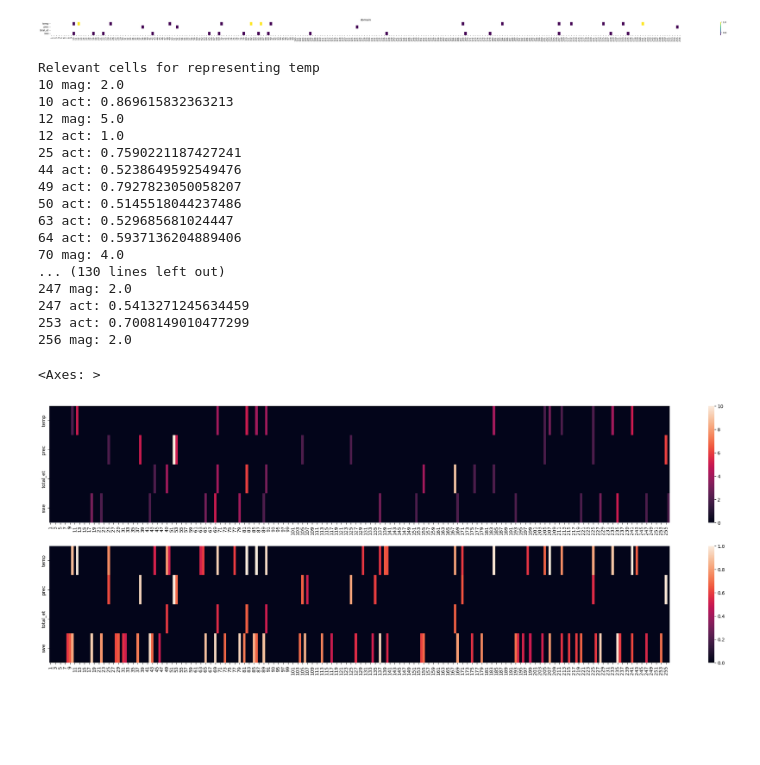
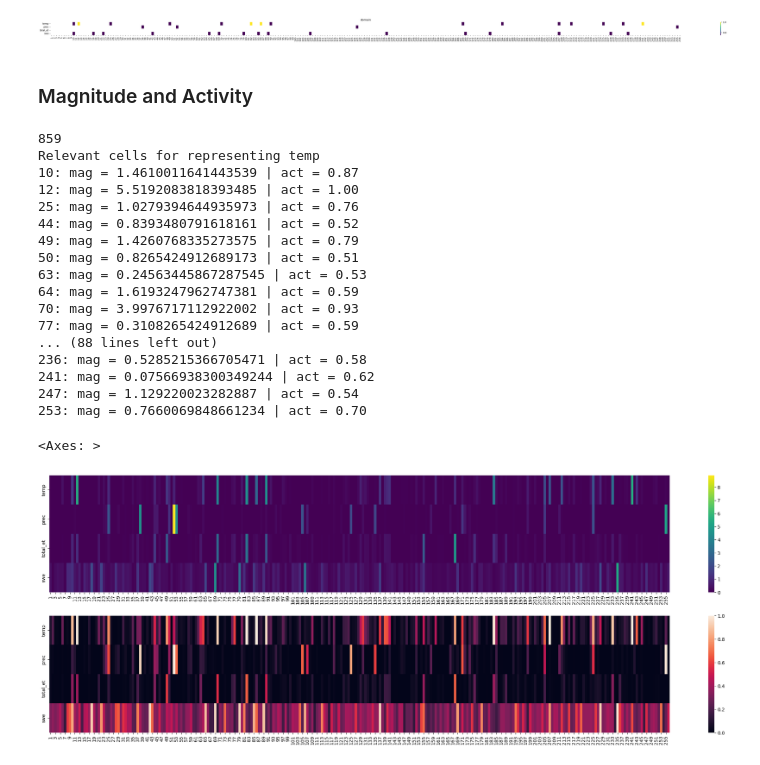
Before and after one commit to tripleUU-U/lamah-ce_lstm, a Jupyter notebook: analysis/probing/probing.ipynb, the cells around one changed output. Drawn from its saved outputs; the diff is of its cells as text; code cells hidden in the pictures; blank space fills up the shorter version.

Commit message:
fixed calculation for mag and act, so that floor division with weight sd is done element wise for every basin weigth of a state, and averaged afterwards, also added scatter plots of the two

```diff
--- a/analysis/probing/probing.ipynb
+++ b/analysis/probing/probing.ipynb
@@ -298,3 +298,5 @@ for strata in list(strata_labels.values()) + ["domain"]:
 [figure]
 [figure]
 [figure]
+# %% [markdown]
+### Magnitude and Activity
@@ -310,8 +314,12 @@ for probe_results, name in zip([temp_basin_probe_results, prec_basin_probe_resul
 	w_stack = np.vstack(weights)
 	weights_df = pd.DataFrame(w_stack, index=strata_ids.index)
 
-	# get std of average weight vector
-	sd = weights_df.mean(axis=0).std()
+	# strata filter
+	#weights_df = weights_df.loc[strata_ids[strata_ids["0"] == strata].index, :]
+	print(len(weights_df))
+
+	# get std of
+	sd = weights_df.std(axis=1)
 
 	print(f"Relevant cells for representing {name}")
 
@@ -323,52 +331,44 @@ for probe_results, name in zip([temp_basin_probe_results, prec_basin_probe_resul
 		cell_state_col = weights_df.loc[:,cell_state]
 
 		# mean weight over all basins
-		mean_cs_value = abs(cell_state_col.mean())
-		magnitude = mean_cs_value // sd
+		basin_wise_magnitude = abs(cell_state_col // sd)
+		magnitude = basin_wise_magnitude.mean()
+		m_list.append(magnitude)
 
 		# determine percentage of basins where the cell is active
 		activity = (cell_state_col !=0).sum() / len(cell_state_col)
+		a_list.append(activity)
 
-		if mean_cs_value // sd >=2:
+		p_flag = False
 
-			# importance score is the floor quotient of mean weight value and std of that cell state vector, multiplied with fraction of times the weight was above zero
-			print(cell_state+1, f"mag: {mean_cs_value//sd} ")
-
-			m_list.append(magnitude)
-		else:
-			m_list.append(0)
-
-		if activity > 0.5:
-			print(cell_state+1, f"act: {activity} ")
-			a_list.append(activity)
-		else:
-			a_list.append(0)
+		if magnitude >= 2 or activity >= 0.5:
+			print(f"{cell_state+1}: mag = {magnitude} | act = {activity:.2f}")
 
 	var_domain_magnitude_df.loc[name, :] = m_list
 	var_domain_activity_df.loc[name, :] = a_list
 # %% [output]
+859
 Relevant cells for representing temp
-10 mag: 2.0
-10 act: 0.869615832363213
-12 mag: 5.0
-12 act: 1.0
-25 act: 0.7590221187427241
-44 act: 0.5238649592549476
-49 act: 0.7927823050058207
-50 act: 0.5145518044237486
-63 act: 0.529685681024447
-64 act: 0.5937136204889406
-70 mag: 4.0
-... (130 lines left out)
-247 mag: 2.0
-247 act: 0.5413271245634459
-253 act: 0.7008149010477299
-256 mag: 2.0
+10: mag = 1.4610011641443539 | act = 0.87
+12: mag = 5.5192083818393485 | act = 1.00
+25: mag = 1.0279394644935973 | act = 0.76
+44: mag = 0.8393480791618161 | act = 0.52
+49: mag = 1.4260768335273575 | act = 0.79
+50: mag = 0.8265424912689173 | act = 0.51
+63: mag = 0.24563445867287545 | act = 0.53
+64: mag = 1.6193247962747381 | act = 0.59
+70: mag = 3.9976717112922002 | act = 0.93
+77: mag = 0.3108265424912689 | act = 0.59
+... (88 lines left out)
+236: mag = 0.5285215366705471 | act = 0.58
+241: mag = 0.07566938300349244 | act = 0.62
+247: mag = 1.129220023282887 | act = 0.54
+253: mag = 0.7660069848661234 | act = 0.70
 # %%
 fig, axs = plt.subplots(2,1, figsize=(30,10))
 
-sns.heatmap(var_domain_magnitude_df, ax=axs[0])
+sns.heatmap(var_domain_magnitude_df, ax=axs[0], cmap="viridis")
 sns.heatmap(var_domain_activity_df, ax=axs[1])
 # %% [output]
 <Axes: >
-[figure, old version]
+[figure, new version]
```
Also changed, not shown: parts of 8 cells of this notebook.
